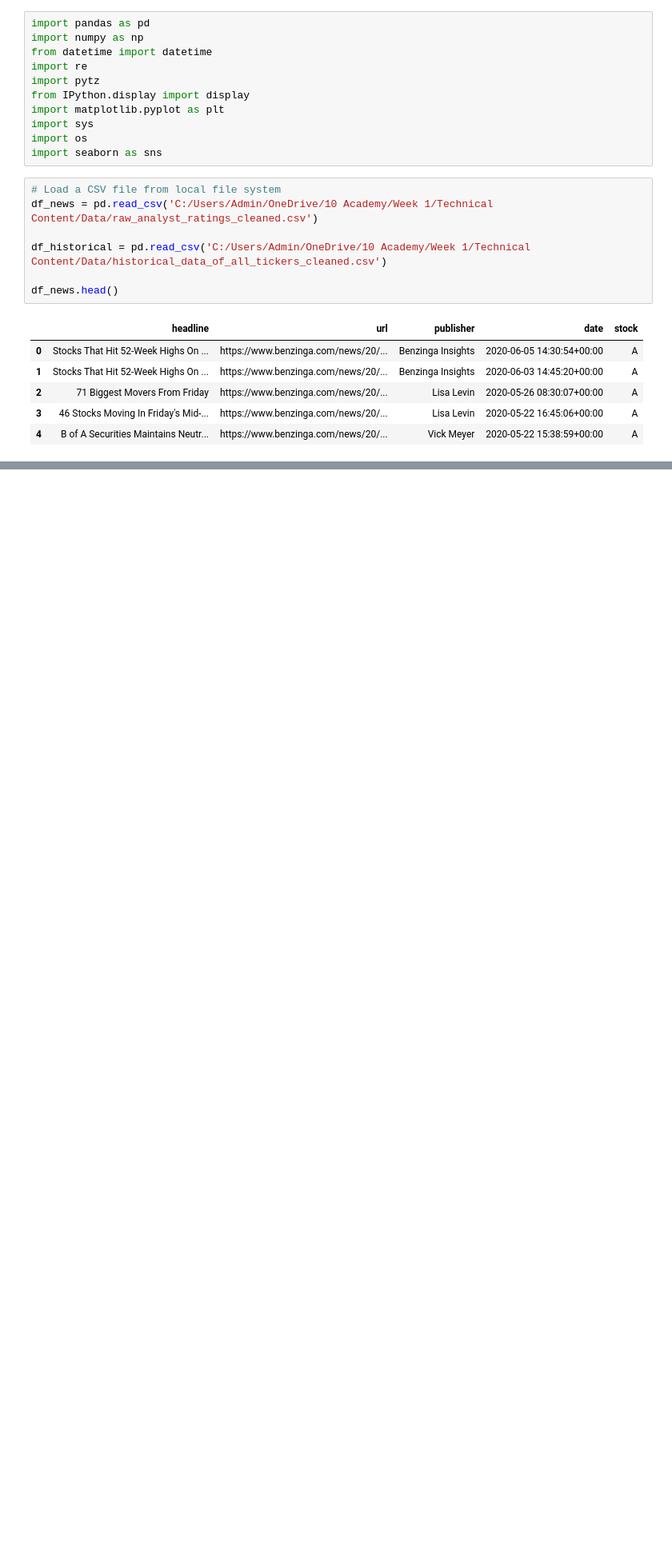
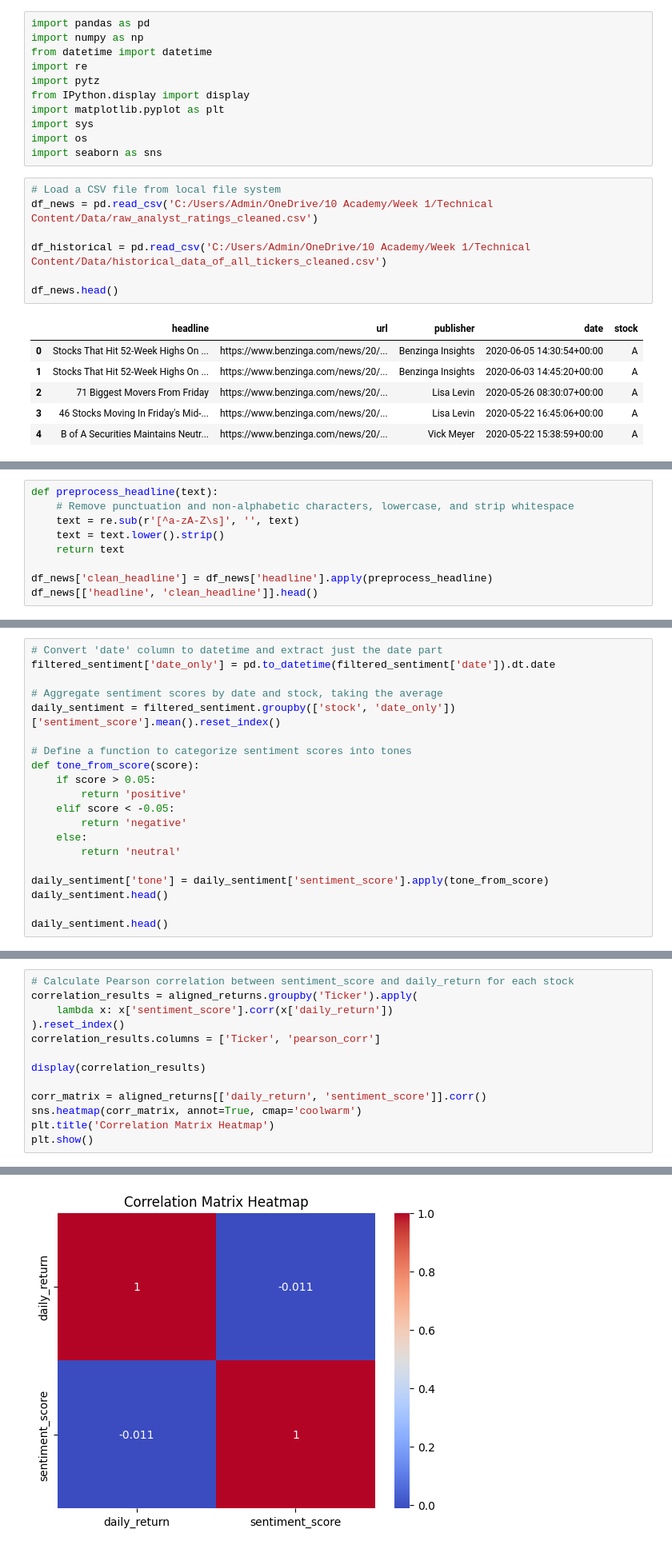
Before and after one commit to OliyadTeshome/News_Sentiment_Driven_Price_Prediction, a Jupyter notebook: notebooks/Sentiment_analysis.ipynb, the cells around one changed output, grey strips where cells are left out. Shown at 80% size. Saved outputs shown, nothing was run; the diff lists cells and outputs as text; blank space fills up the shorter version.

```diff
--- a/notebooks/Sentiment_analysis.ipynb
+++ b/notebooks/Sentiment_analysis.ipynb
@@ -109,0 +36,9 @@ df_daily_sentiment.head()
+# %%
+def preprocess_headline(text):
+    # Remove punctuation and non-alphabetic characters, lowercase, and strip whitespace
+    text = re.sub(r'[^a-zA-Z\s]', '', text)
+    text = text.lower().strip()
+    return text
+
+df_news['clean_headline'] = df_news['headline'].apply(preprocess_headline)
+df_news[['headline', 'clean_headline']].head()
@@ -109,0 +85,20 @@ df_daily_sentiment.head()
+# %%
+# Convert 'date' column to datetime and extract just the date part
+filtered_sentiment['date_only'] = pd.to_datetime(filtered_sentiment['date']).dt.date
+
+# Aggregate sentiment scores by date and stock, taking the average
+daily_sentiment = filtered_sentiment.groupby(['stock', 'date_only'])['sentiment_score'].mean().reset_index()
+
+# Define a function to categorize sentiment scores into tones
+def tone_from_score(score):
+    if score > 0.05:
+        return 'positive'
+    elif score < -0.05:
+        return 'negative'
+    else:
+        return 'neutral'
+
+daily_sentiment['tone'] = daily_sentiment['sentiment_score'].apply(tone_from_score)
+daily_sentiment.head()
+
+daily_sentiment.head()
@@ -109,0 +184,14 @@ df_daily_sentiment.head()
+# %%
+# Calculate Pearson correlation between sentiment_score and daily_return for each stock
+correlation_results = aligned_returns.groupby('Ticker').apply(
+    lambda x: x['sentiment_score'].corr(x['daily_return'])
+).reset_index()
+correlation_results.columns = ['Ticker', 'pearson_corr']
+
+display(correlation_results)
+
+corr_matrix = aligned_returns[['daily_return', 'sentiment_score']].corr()
+sns.heatmap(corr_matrix, annot=True, cmap='coolwarm')
+plt.title('Correlation Matrix Heatmap')
+plt.show()
+# %% [output]
@@ -109,0 +205 @@ df_daily_sentiment.head()
+[figure, added]
```
Also changed, not shown: parts of 18 cells of this notebook.
